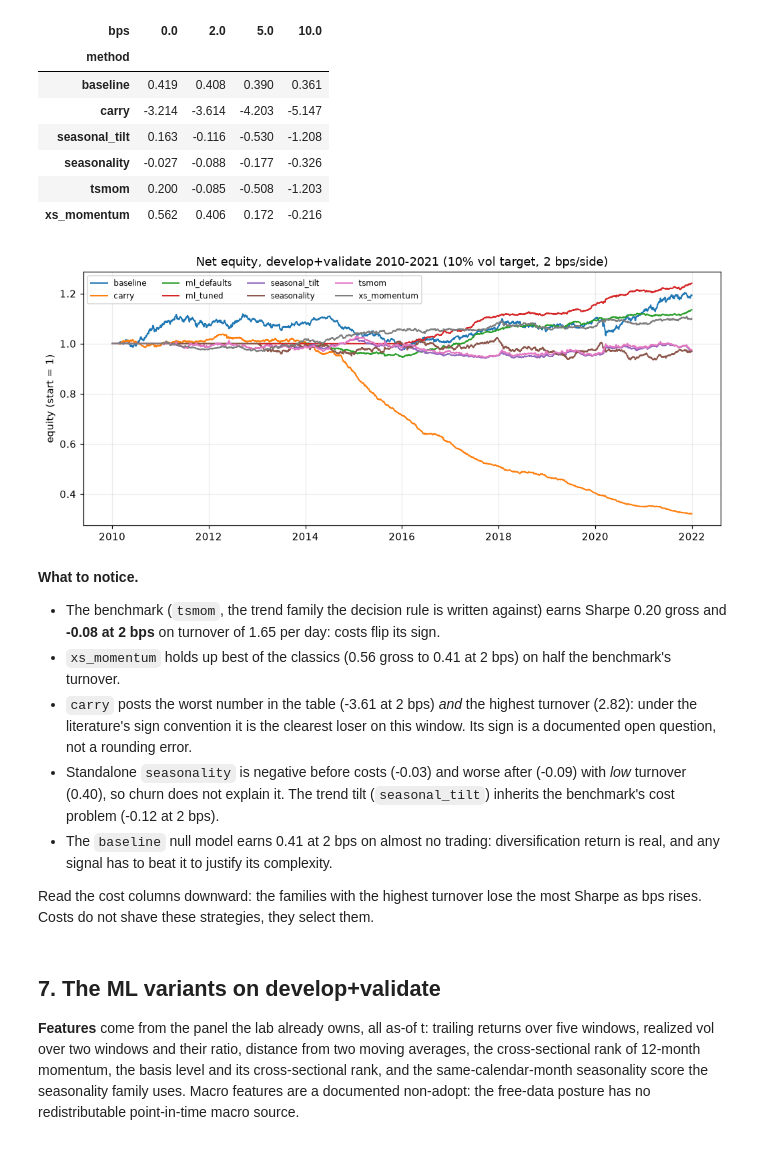
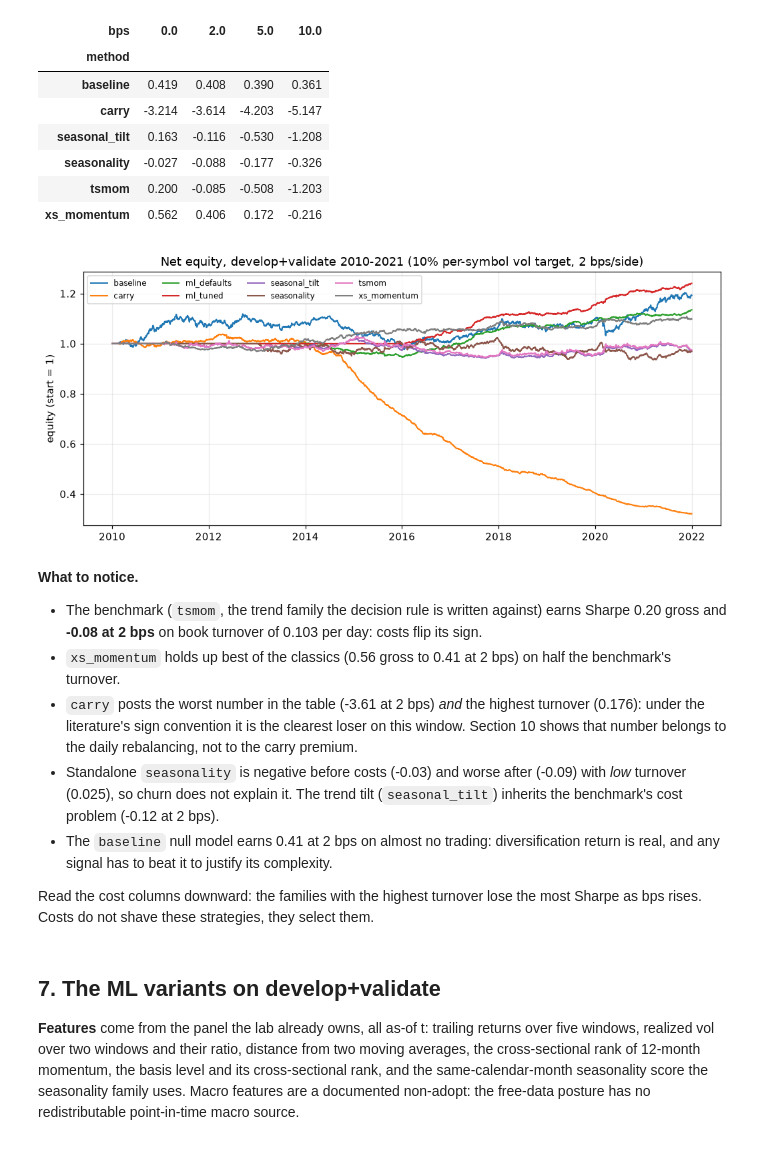
Before and after one commit to wididestrianda01/systematic-futures-lab, a Jupyter notebook: notebooks/analysis.ipynb, the cells around one changed output. Drawn from its saved outputs; the diff is of its cells as text; code cells hidden in the pictures.

```diff
--- a/notebooks/analysis.ipynb
+++ b/notebooks/analysis.ipynb
@@ -369,47 +375,47 @@ import matplotlib.pyplot as plt
 
 curves = pd.read_csv("results/out_of_sample/curves.csv", parse_dates=["date"])
 
 
 def equity(window, names=None):
     frame = curves[curves["window"] == window]
     if names is not None:
         frame = frame[frame["method"].isin(names)]
     return {
         name: (1.0 + group.set_index("date")["ret"]).cumprod()
         for name, group in frame.groupby("method")
     }
 
 
 def plot_equity(series, title):
     _fig, ax = plt.subplots(figsize=(9.5, 4.2), dpi=110)
     for name, curve in series.items():
         ax.plot(curve.index, curve.to_numpy(), linewidth=1.3, label=name)
     ax.set_title(title)
     ax.set_ylabel("equity (start = 1)")
     ax.legend(ncols=4, fontsize=8)
     ax.grid(alpha=0.25)
     plt.tight_layout()
     plt.show()
 
 
 plot_equity(
     equity("develop_validate"),
-    "Net equity, develop+validate 2010-2021 (10% vol target, 2 bps/side)",
+    "Net equity, develop+validate 2010-2021 (10% per-symbol vol target, 2 bps/side)",
 )
 # %% [output]
-[figure, old version]
+[figure, new version]
 # %% [markdown]
 **What to notice.**
 
 - The benchmark (`tsmom`, the trend family the decision rule is written against) earns Sharpe 0.20
-  gross and **-0.08 at 2 bps** on turnover of 1.65 per day: costs flip its sign.
+  gross and **-0.08 at 2 bps** on book turnover of 0.103 per day: costs flip its sign.
 - `xs_momentum` holds up best of the classics (0.56 gross to 0.41 at 2 bps) on half the benchmark's
   turnover.
-- `carry` posts the worst number in the table (-3.61 at 2 bps) *and* the highest turnover (2.82):
-  under the literature's sign convention it is the clearest loser on this window. Its sign is a
-  documented open question, not a rounding error.
+- `carry` posts the worst number in the table (-3.61 at 2 bps) *and* the highest turnover (0.176):
+  under the literature's sign convention it is the clearest loser on this window. Section 10 shows
+  that number belongs to the daily rebalancing, not to the carry premium.
 - Standalone `seasonality` is negative before costs (-0.03) and worse after (-0.09) with *low*
-  turnover (0.40), so churn does not explain it. The trend tilt (`seasonal_tilt`) inherits the
+  turnover (0.025), so churn does not explain it. The trend tilt (`seasonal_tilt`) inherits the
   benchmark's cost problem (-0.12 at 2 bps).
 - The `baseline` null model earns 0.41 at 2 bps on almost no trading: diversification return is
   real, and any signal has to beat it to justify its complexity.
```
Also changed, not shown: parts of 9 cells of this notebook, 30 other files.
